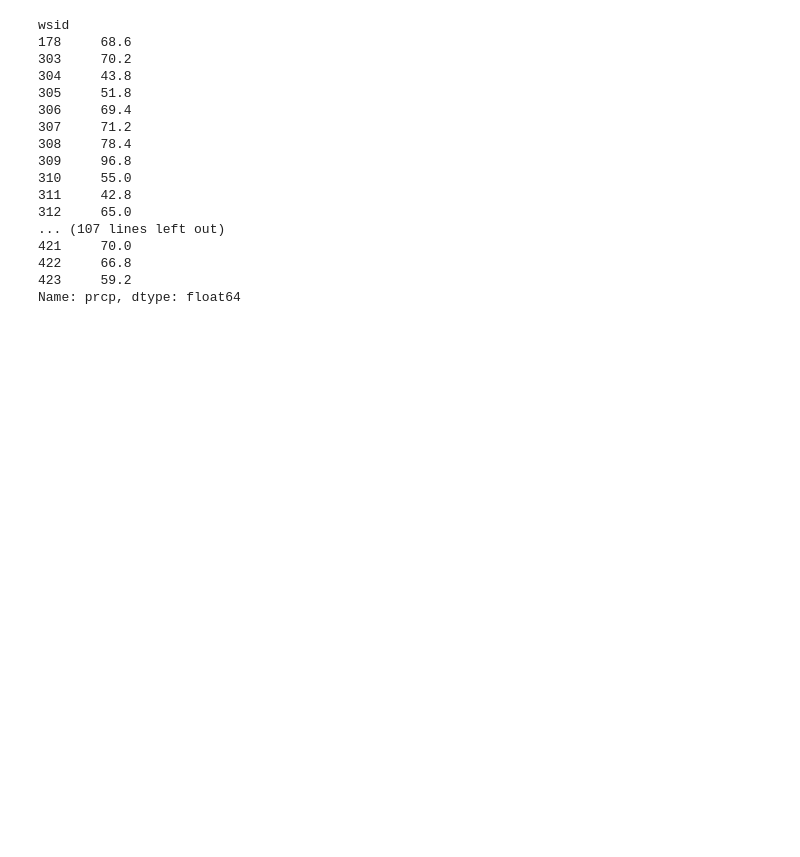
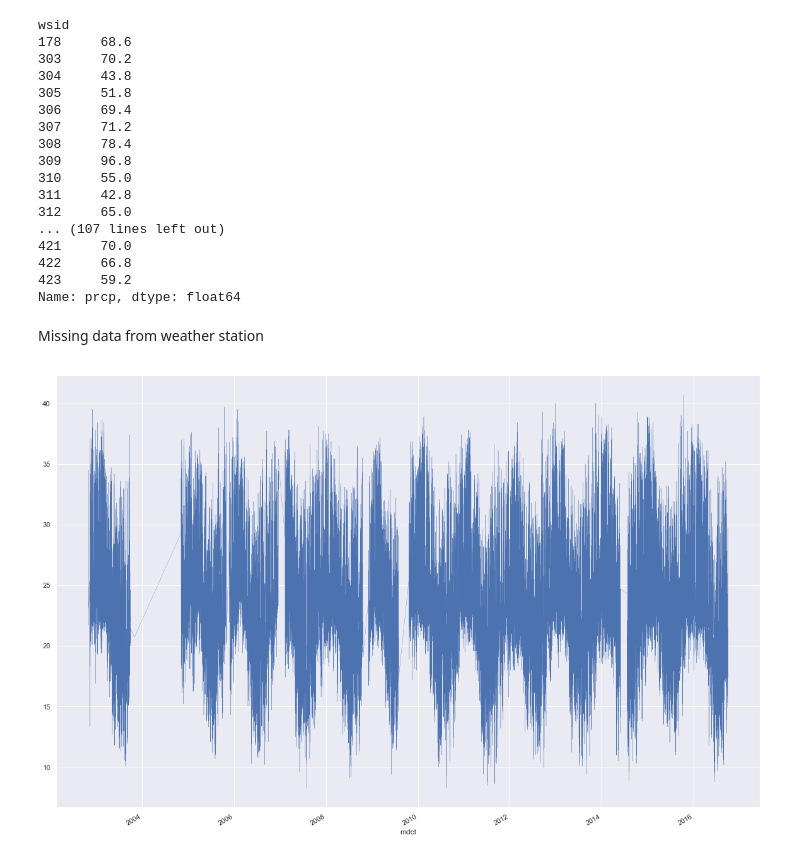
Before and after one commit to sanjayr1/Data_Tools_Brazil_Weather, a Jupyter notebook: Factoids.ipynb, the cells around one changed output. Drawn from its saved outputs; the diff is of its cells as text; code cells hidden in the pictures; blank space fills up the shorter version.

```diff
--- a/Factoids.ipynb
+++ b/Factoids.ipynb
@@ -144,0 +149,10 @@ Name: prcp, dtype: float64
+# %% [markdown]
+Missing data from weather station
+# %%
+sns.set(rc={'figure.figsize':(20, 14)})
+is_373 = df['wsid'] == 373
+station_373 = df[is_373]
+
+station_373['temp'].plot(linewidth=0.3);
+# %% [output]
+[figure, added]
```
Also changed, not shown: parts of 3 cells of this notebook, 2 other files.
